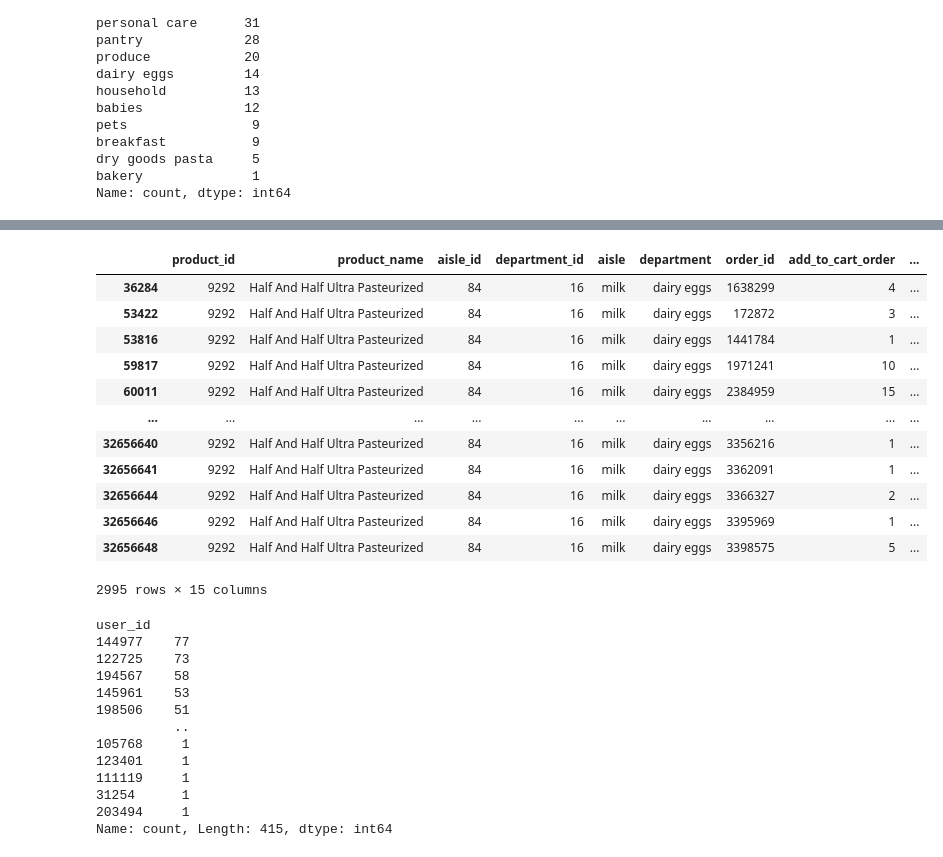
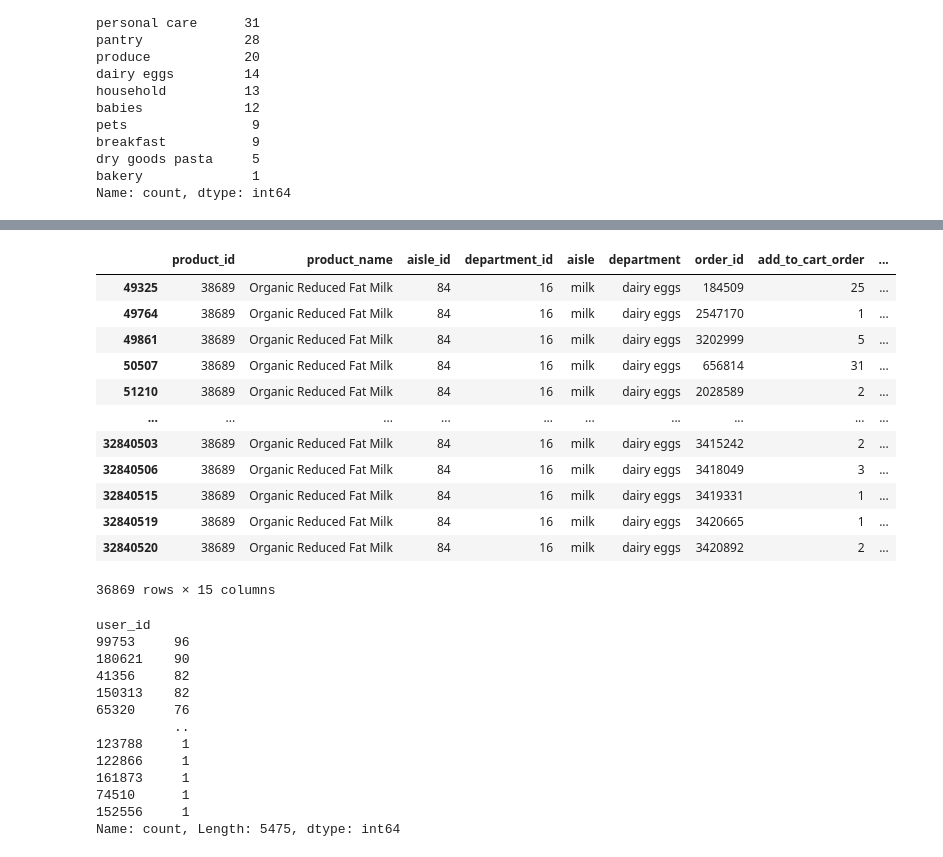
Before and after one commit to leejaesang6098/aiffel_study, a Jupyter notebook: 0925~dataton/0925_dataton.ipynb, the cells around one changed output, grey strips where cells are left out. Cells and saved outputs as stored; diff of their text form; code cells hidden in the pictures.

```diff
--- a/0925~dataton/0925_dataton.ipynb
+++ b/0925~dataton/0925_dataton.ipynb
@@ -556,33 +621,33 @@ filtered_top_reorder_ratio
 # %%
-h_h = df[df['product_name'] == 'Half And Half Ultra Pasteurized']
+h_h = df[df['product_name'] == 'Organic Reduced Fat Milk']
 h_h
 # %% [output]
 |  | product_id | product_name | aisle_id | department_id | aisle | department | order_id | add_to_cart_order | ... |
-| 36284 | 9292 | Half And Half Ultra Pasteurized | 84 | 16 | milk | dairy eggs | 1638299 | 4 | ... |
-| 53422 | 9292 | Half And Half Ultra Pasteurized | 84 | 16 | milk | dairy eggs | 172872 | 3 | ... |
-| 53816 | 9292 | Half And Half Ultra Pasteurized | 84 | 16 | milk | dairy eggs | 1441784 | 1 | ... |
-| 59817 | 9292 | Half And Half Ultra Pasteurized | 84 | 16 | milk | dairy eggs | 1971241 | 10 | ... |
-| 60011 | 9292 | Half And Half Ultra Pasteurized | 84 | 16 | milk | dairy eggs | 2384959 | 15 | ... |
+| 49325 | 38689 | Organic Reduced Fat Milk | 84 | 16 | milk | dairy eggs | 184509 | 25 | ... |
+| 49764 | 38689 | Organic Reduced Fat Milk | 84 | 16 | milk | dairy eggs | 2547170 | 1 | ... |
+| 49861 | 38689 | Organic Reduced Fat Milk | 84 | 16 | milk | dairy eggs | 3202999 | 5 | ... |
+| 50507 | 38689 | Organic Reduced Fat Milk | 84 | 16 | milk | dairy eggs | 656814 | 31 | ... |
+| 51210 | 38689 | Organic Reduced Fat Milk | 84 | 16 | milk | dairy eggs | 2028589 | 2 | ... |
 | ... | ... | ... | ... | ... | ... | ... | ... | ... | ... |
-| 32656640 | 9292 | Half And Half Ultra Pasteurized | 84 | 16 | milk | dairy eggs | 3356216 | 1 | ... |
-| 32656641 | 9292 | Half And Half Ultra Pasteurized | 84 | 16 | milk | dairy eggs | 3362091 | 1 | ... |
-| 32656644 | 9292 | Half And Half Ultra Pasteurized | 84 | 16 | milk | dairy eggs | 3366327 | 2 | ... |
-| 32656646 | 9292 | Half And Half Ultra Pasteurized | 84 | 16 | milk | dairy eggs | 3395969 | 1 | ... |
-| 32656648 | 9292 | Half And Half Ultra Pasteurized | 84 | 16 | milk | dairy eggs | 3398575 | 5 | ... |
+| 32840503 | 38689 | Organic Reduced Fat Milk | 84 | 16 | milk | dairy eggs | 3415242 | 2 | ... |
+| 32840506 | 38689 | Organic Reduced Fat Milk | 84 | 16 | milk | dairy eggs | 3418049 | 3 | ... |
+| 32840515 | 38689 | Organic Reduced Fat Milk | 84 | 16 | milk | dairy eggs | 3419331 | 1 | ... |
+| 32840519 | 38689 | Organic Reduced Fat Milk | 84 | 16 | milk | dairy eggs | 3420665 | 1 | ... |
+| 32840520 | 38689 | Organic Reduced Fat Milk | 84 | 16 | milk | dairy eggs | 3420892 | 2 | ... |
-2995 rows × 15 columns
+36869 rows × 15 columns
 # %%
 h_h['user_id'].value_counts()
 # %% [output]
 user_id
-144977    77
-122725    73
-194567    58
-145961    53
-198506    51
+99753     96
+180621    90
+41356     82
+150313    82
+65320     76
           ..
-105768     1
-123401     1
-111119     1
-31254      1
-203494     1
-Name: count, Length: 415, dtype: int64
+123788     1
+122866     1
+161873     1
+74510      1
+152556     1
+Name: count, Length: 5475, dtype: int64
```
Also changed, not shown: parts of 5 cells of this notebook.
